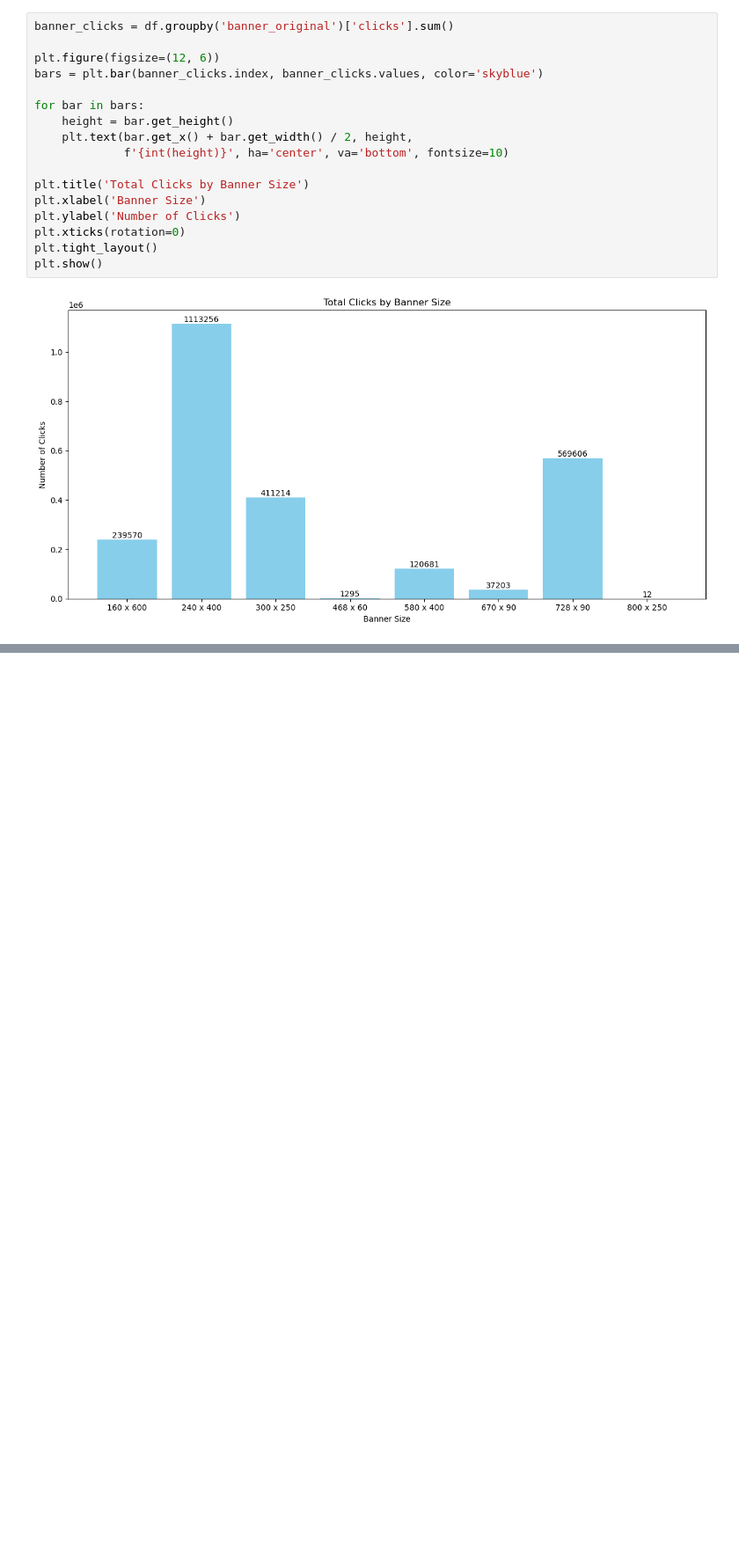
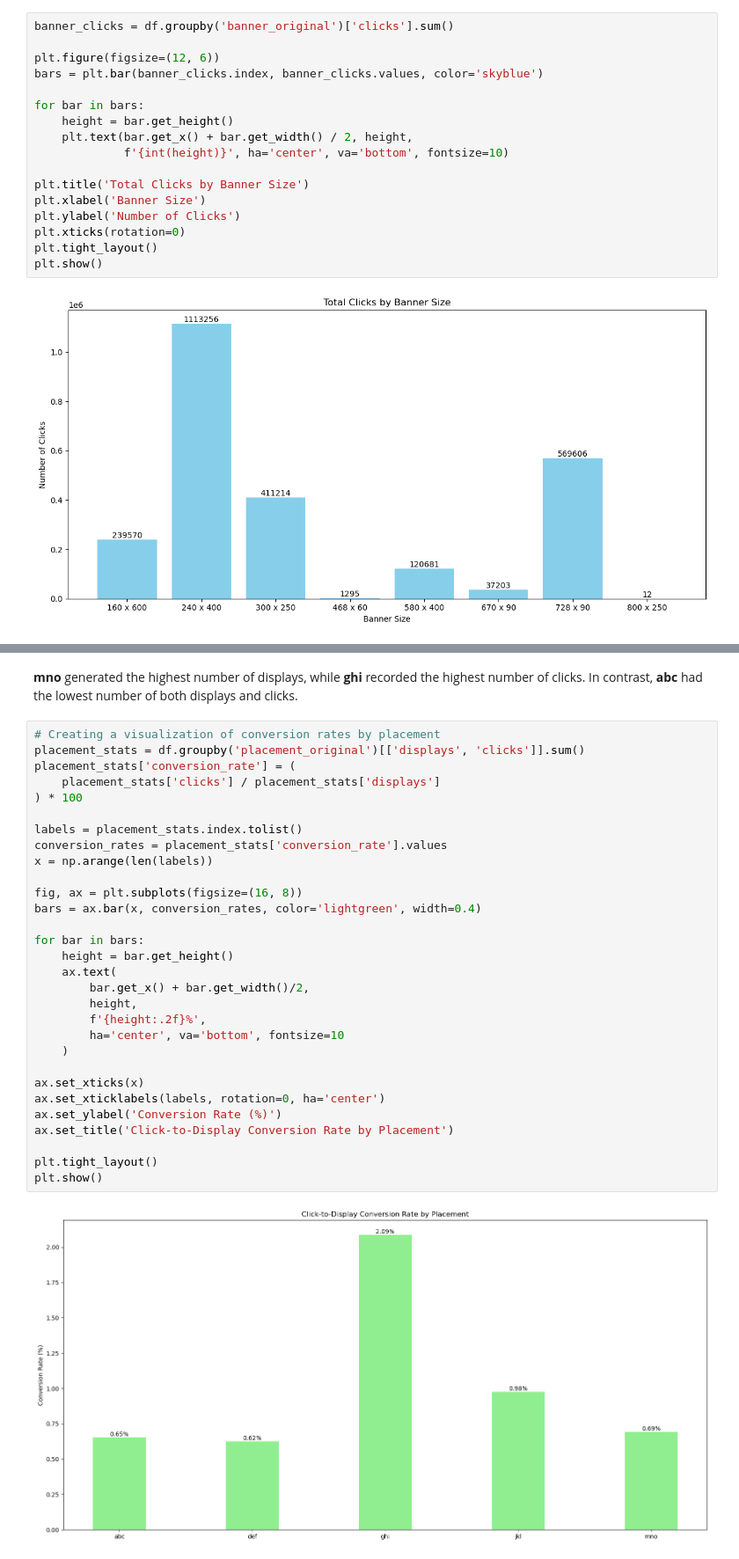
Before and after one commit to Tanush-IIITH/Projects, a Jupyter notebook: Online_Ads_DS/main.ipynb, the cells around one changed output, grey strips where cells are left out. Shown at 88% size. Drawn from its saved outputs; the diff is of its cells as text; blank space fills up the shorter version.

```diff
--- a/Online_Ads_DS/main.ipynb
+++ b/Online_Ads_DS/main.ipynb
@@ -222,0 +268,34 @@ plt.show()
+# %% [markdown]
+**mno** generated the highest number of displays, while **ghi** recorded the highest number of clicks. In contrast, **abc** had the lowest number of both displays and clicks.
+# %%
+# Creating a visualization of conversion rates by placement
+placement_stats = df.groupby('placement_original')[['displays', 'clicks']].sum()
+placement_stats['conversion_rate'] = (
+    placement_stats['clicks'] / placement_stats['displays']
+) * 100
+
+labels = placement_stats.index.tolist()
+conversion_rates = placement_stats['conversion_rate'].values
+x = np.arange(len(labels))
+
+fig, ax = plt.subplots(figsize=(16, 8))
+bars = ax.bar(x, conversion_rates, color='lightgreen', width=0.4)
+
+for bar in bars:
+    height = bar.get_height()
+    ax.text(
+        bar.get_x() + bar.get_width()/2,
+        height,
+        f'{height:.2f}%',
+        ha='center', va='bottom', fontsize=10
+    )
+
+ax.set_xticks(x)
+ax.set_xticklabels(labels, rotation=0, ha='center')
+ax.set_ylabel('Conversion Rate (%)')
+ax.set_title('Click-to-Display Conversion Rate by Placement')
+
+plt.tight_layout()
+plt.show()
+# %% [output]
+[figure, added]
```
Also changed, not shown: parts of 3 cells of this notebook.
